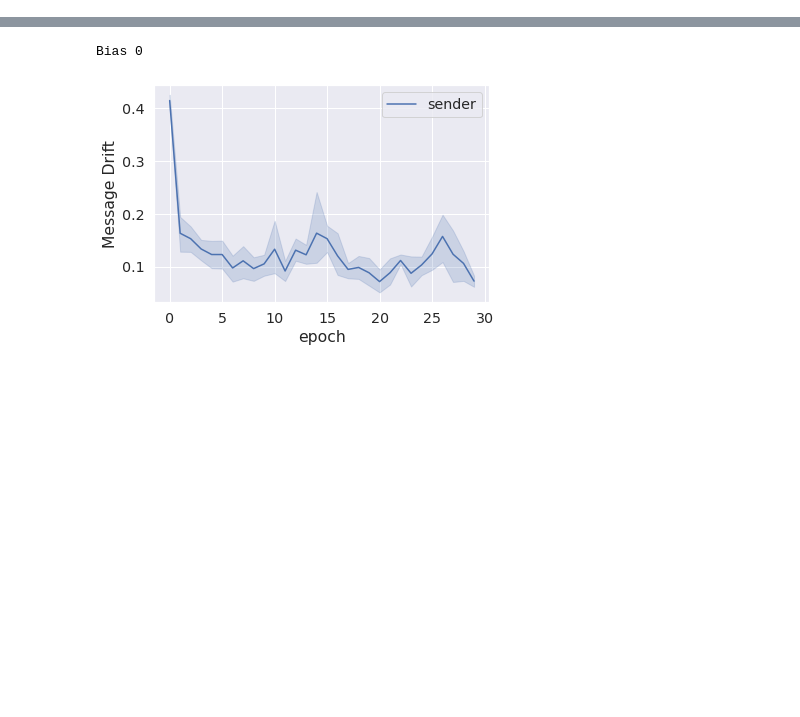
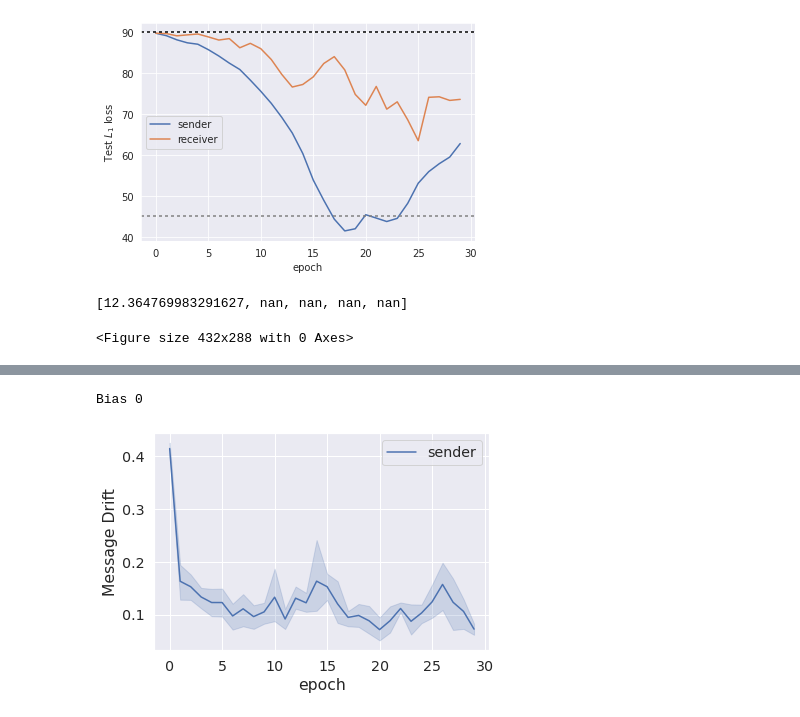
Before and after one commit to mnoukhov/emergent-compete, a Jupyter notebook: notebooks/Best Results Plot.ipynb, the cells around one changed output, grey strips where cells are left out. Drawn from its saved outputs; the diff is of its cells as text; code cells hidden in the pictures; blank space fills up the shorter version.

```diff
--- a/notebooks/Best Results Plot.ipynb
+++ b/notebooks/Best Results Plot.ipynb
@@ -175,5 +175,11 @@ def plot_hyperparam_results(results_dir, label='', savepath=None, last_epochs=10
         plt.clf()
 
     return df
+# %%
+plot('/mnt/public/results/emergent-compete/cat-deter-bias9/4/', None, '', last_epochs=10, show=True, verbose=False, metric="test_l1_error")
+# %% [output]
+[figure, added]
+[12.364769983291627, nan, nan, nan, nan]
+<Figure size 432x288 with 0 Axes>
 # %%
 result_dir = Path('/mnt/home/emergent-compete/results/')
```
Also changed, not shown: parts of 1 cell of this notebook, 1 other file.
